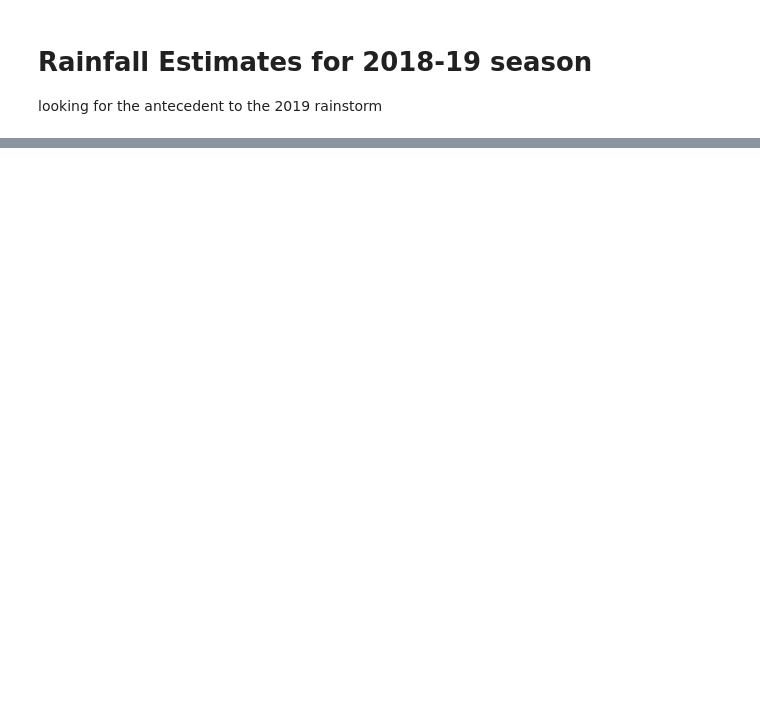
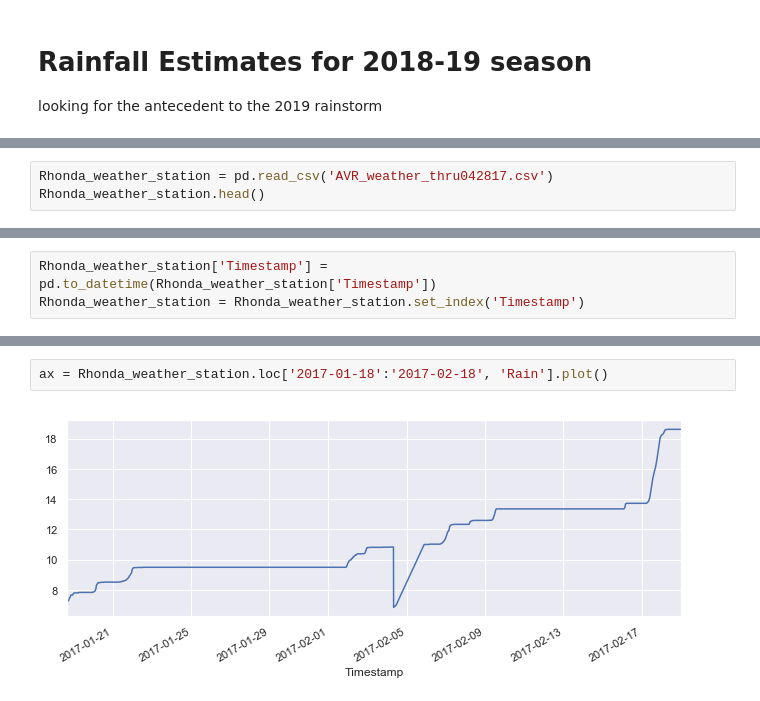
Before and after one commit to marynsanders/surfProject, a Jupyter notebook: rainfall/Rainfall.ipynb, the cells around one changed output, grey strips where cells are left out. Saved outputs shown, nothing was run; the diff lists cells and outputs as text; blank space fills up the shorter version.

```diff
--- a/rainfall/Rainfall.ipynb
+++ b/rainfall/Rainfall.ipynb
@@ -16,0 +47,3 @@ sns.lineplot(dfNoZeros.datetime, dfNoZeros.cumulativeRain)
+# %%
+Rhonda_weather_station = pd.read_csv('AVR_weather_thru042817.csv')
+Rhonda_weather_station.head()
@@ -16,0 +57,3 @@ sns.lineplot(dfNoZeros.datetime, dfNoZeros.cumulativeRain)
+# %%
+Rhonda_weather_station['Timestamp'] = pd.to_datetime(Rhonda_weather_station['Timestamp'])
+Rhonda_weather_station = Rhonda_weather_station.set_index('Timestamp')
@@ -16,0 +93,4 @@ sns.lineplot(dfNoZeros.datetime, dfNoZeros.cumulativeRain)
+# %%
+ax = Rhonda_weather_station.loc['2017-01-18':'2017-02-18', 'Rain'].plot()
+# %% [output]
+[figure, added]
```
Also changed, not shown: parts of 17 cells of this notebook, 4 other files.
